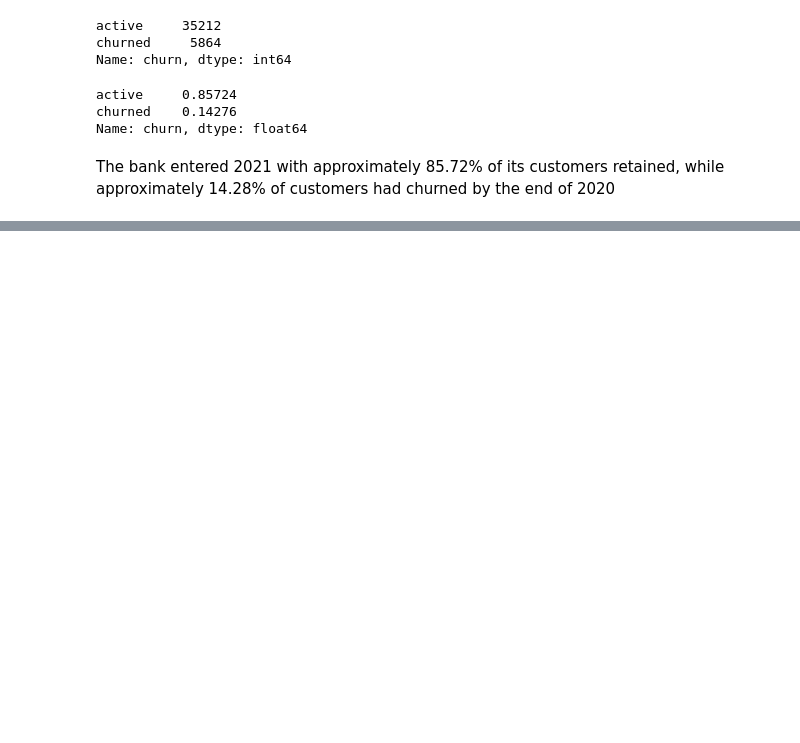
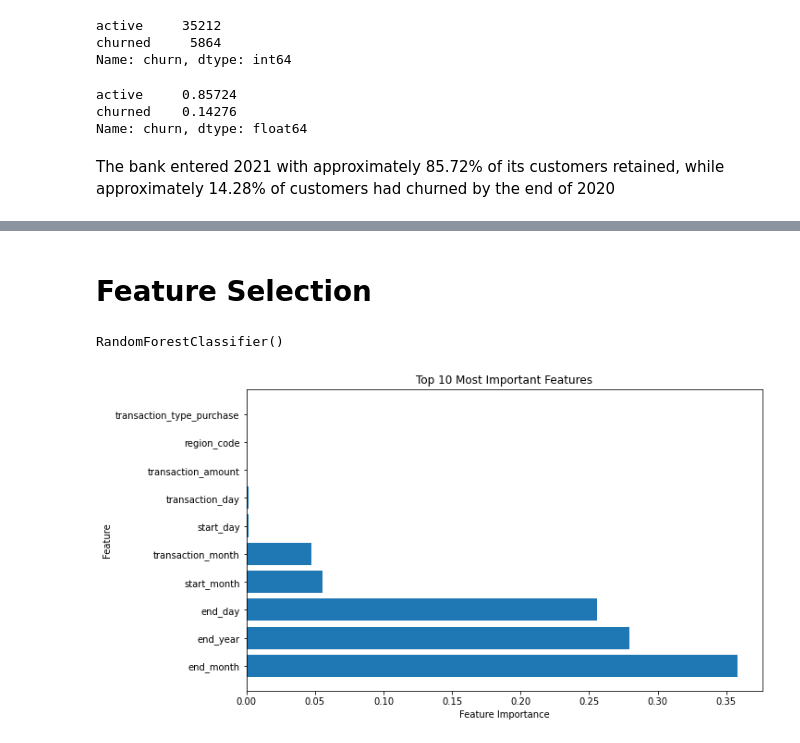
Before and after one commit to Dibieoluchi/banking_data, a Jupyter notebook: banking_data analysis.ipynb, the cells around one changed output, grey strips where cells are left out. Cells and saved outputs as stored; diff of their text form; code cells hidden in the pictures; blank space fills up the shorter version.

```diff
--- a/banking_data analysis.ipynb
+++ b/banking_data analysis.ipynb
@@ -762,0 +944,3 @@ The bank entered 2021 with approximately 85.72% of its customers retained, while
+# %%
+# Droping  the original datetime columns
+data_encoded = data_encoded.drop(columns=['start_date', 'end_date', 'transaction_date'])
@@ -762,0 +963,26 @@ The bank entered 2021 with approximately 85.72% of its customers retained, while
+# %% [markdown]
+# Feature Selection
+# %%
+X = data_encoded.drop(['churn_churned', 'churn_active'], axis=1)
+y = data_encoded['churn_churned']
+# %%
+rf = RandomForestClassifier()
+rf.fit(X, y)
+# %% [output]
+RandomForestClassifier()
+# %%
+feature_importances = rf.feature_importances_
+feature_importances_df = pd.DataFrame({'Feature': X.columns, 'Importance': feature_importances})
+feature_importances_df = feature_importances_df.sort_values(by='Importance', ascending=False)
+# %%
+N = 10
+top_N_features = feature_importances_df.head(N)
+
+plt.figure(figsize=(10, 6))
+plt.barh(top_N_features['Feature'], top_N_features['Importance'])
+plt.xlabel('Feature Importance')
+plt.ylabel('Feature')
+plt.title('Top ' + str(N) + ' Most Important Features')
+plt.show()
+# %% [output]
+[figure, added]
```
Also changed, not shown: parts of 65 cells of this notebook.
